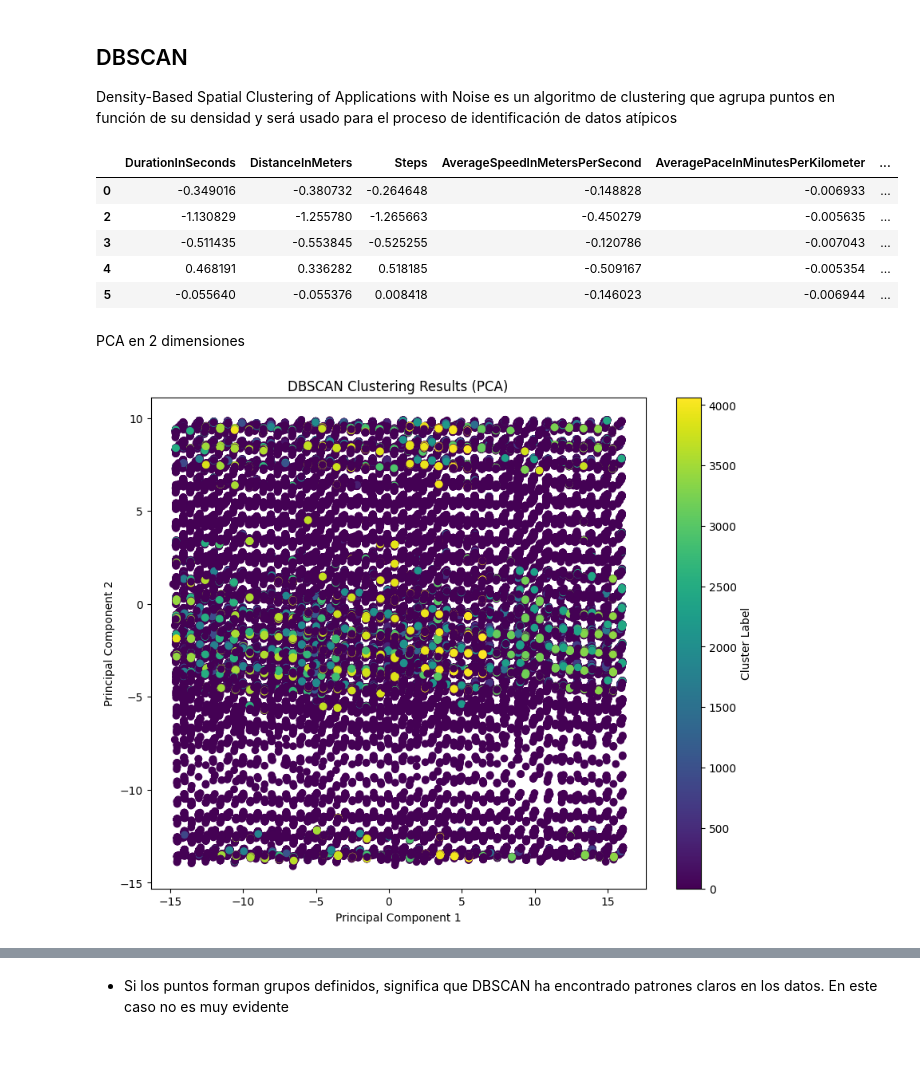
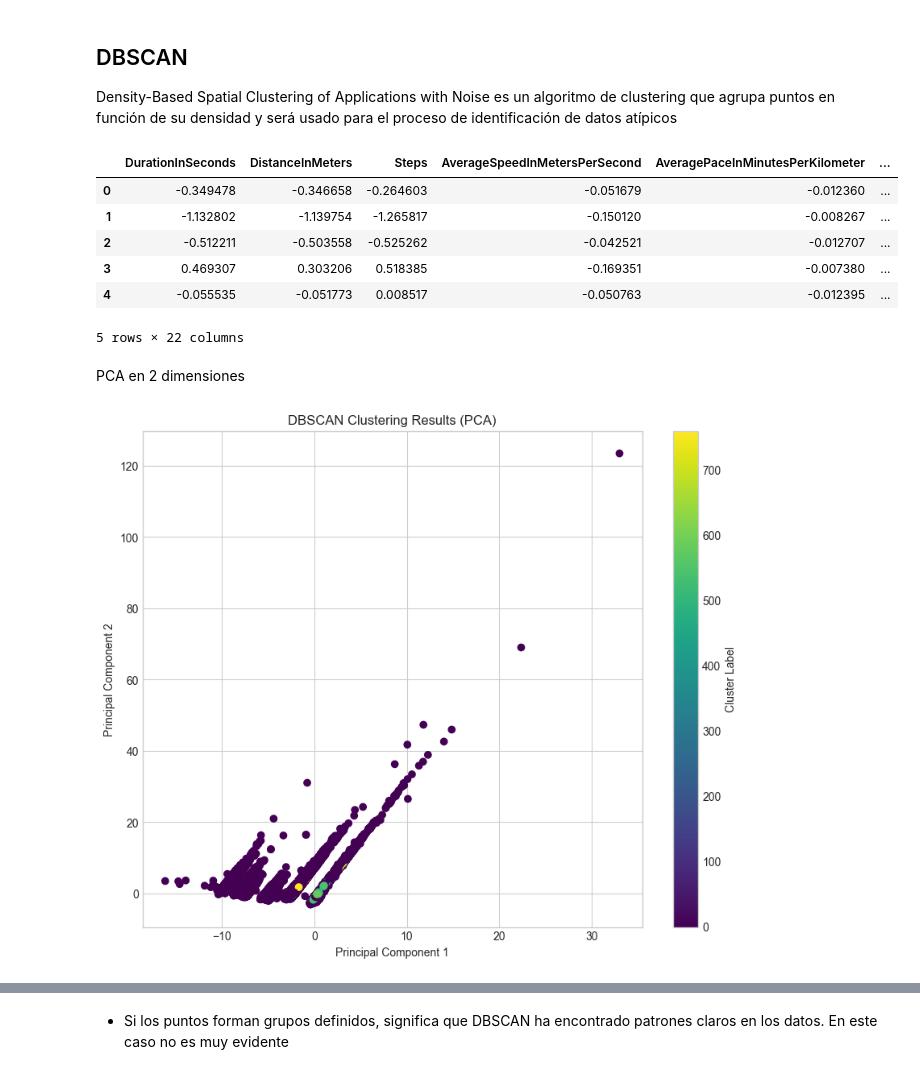
Before and after one commit to lauraich/running_anomalies_detection_data_analysis, a Jupyter notebook: Proyecto_final_analisis_de_datos_I.ipynb, the cells around one changed output, grey strips where cells are left out. Drawn from its saved outputs; the diff is of its cells as text; code cells hidden in the pictures.

Commit message:
update dbscan

```diff
--- a/Proyecto_final_analisis_de_datos_I.ipynb
+++ b/Proyecto_final_analisis_de_datos_I.ipynb
@@ -1171,39 +1168,41 @@ anomalies_cross.sort_values('count', ascending=False).head(10)
 Density-Based Spatial Clustering of Applications with Noise es un algoritmo de clustering que agrupa puntos en función de su densidad y será usado para el proceso de identificación de datos atípicos
 # %%
 dbscan = DBSCAN(eps=0.5, min_samples=5)
+df_encoded_scaled = pd.DataFrame(df_encoded_scaled, columns=df_encoded.columns)
 
-dbscan.fit(df_encoded)
+dbscan.fit(df_encoded_scaled)
 
 cluster_labels = dbscan.labels_
 
 # Add cluster labels to the DataFrame using .loc
-df_encoded.loc[:, 'cluster_labels'] = cluster_labels
+df_encoded_scaled.loc[:, 'cluster_labels'] = cluster_labels
 
-display(df_encoded.head())
+display(df_encoded_scaled.head())
 # %% [output]
 |  | DurationInSeconds | DistanceInMeters | Steps | AverageSpeedInMetersPerSecond | AveragePaceInMinutesPerKilometer | ... |
-| 0 | -0.349016 | -0.380732 | -0.264648 | -0.148828 | -0.006933 | ... |
-| 2 | -1.130829 | -1.255780 | -1.265663 | -0.450279 | -0.005635 | ... |
-| 3 | -0.511435 | -0.553845 | -0.525255 | -0.120786 | -0.007043 | ... |
-| 4 | 0.468191 | 0.336282 | 0.518185 | -0.509167 | -0.005354 | ... |
-| 5 | -0.055640 | -0.055376 | 0.008418 | -0.146023 | -0.006944 | ... |
+| 0 | -0.349478 | -0.346658 | -0.264603 | -0.051679 | -0.012360 | ... |
+| 1 | -1.132802 | -1.139754 | -1.265817 | -0.150120 | -0.008267 | ... |
+| 2 | -0.512211 | -0.503558 | -0.525262 | -0.042521 | -0.012707 | ... |
+| 3 | 0.469307 | 0.303206 | 0.518385 | -0.169351 | -0.007380 | ... |
+| 4 | -0.055535 | -0.051773 | 0.008517 | -0.050763 | -0.012395 | ... |
+5 rows × 22 columns
 # %% [markdown]
 PCA en 2 dimensiones
 # %%
 
 pca = PCA(n_components=2)
-df_pca = pca.fit_transform(df_encoded.drop(columns=['cluster_labels']))
+df_pca = pca.fit_transform(df_encoded_scaled.drop(columns=['cluster_labels']))
 # %%
 # Create a scatter plot of the data points, colored by cluster
 plt.figure(figsize=(10, 8))
-plt.scatter(df_pca[:, 0], df_pca[:, 1], c=df_encoded['cluster_labels'], cmap='viridis')
+plt.scatter(df_pca[:, 0], df_pca[:, 1], c=df_encoded_scaled['cluster_labels'], cmap='viridis')
 plt.title('DBSCAN Clustering Results (PCA)')
 plt.xlabel('Principal Component 1')
 plt.ylabel('Principal Component 2')
 plt.colorbar(label='Cluster Label')
 plt.show()
 # %% [output]
-[figure, old version]
+[figure, new version]
 # %%
 plt.figure(figsize=(8, 6))
 plt.bar(range(1, 3), pca.explained_variance_ratio_, alpha=0.7)
```
Also changed, not shown: parts of 8 cells of this notebook.
